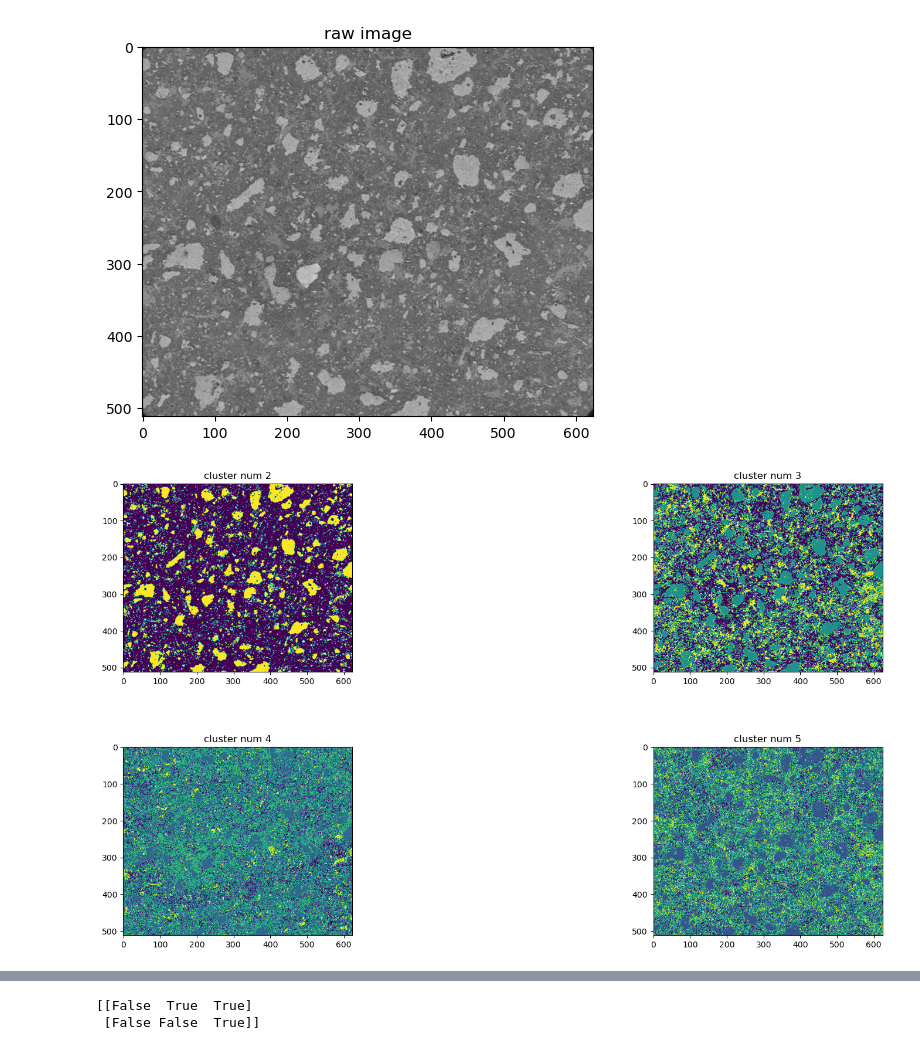
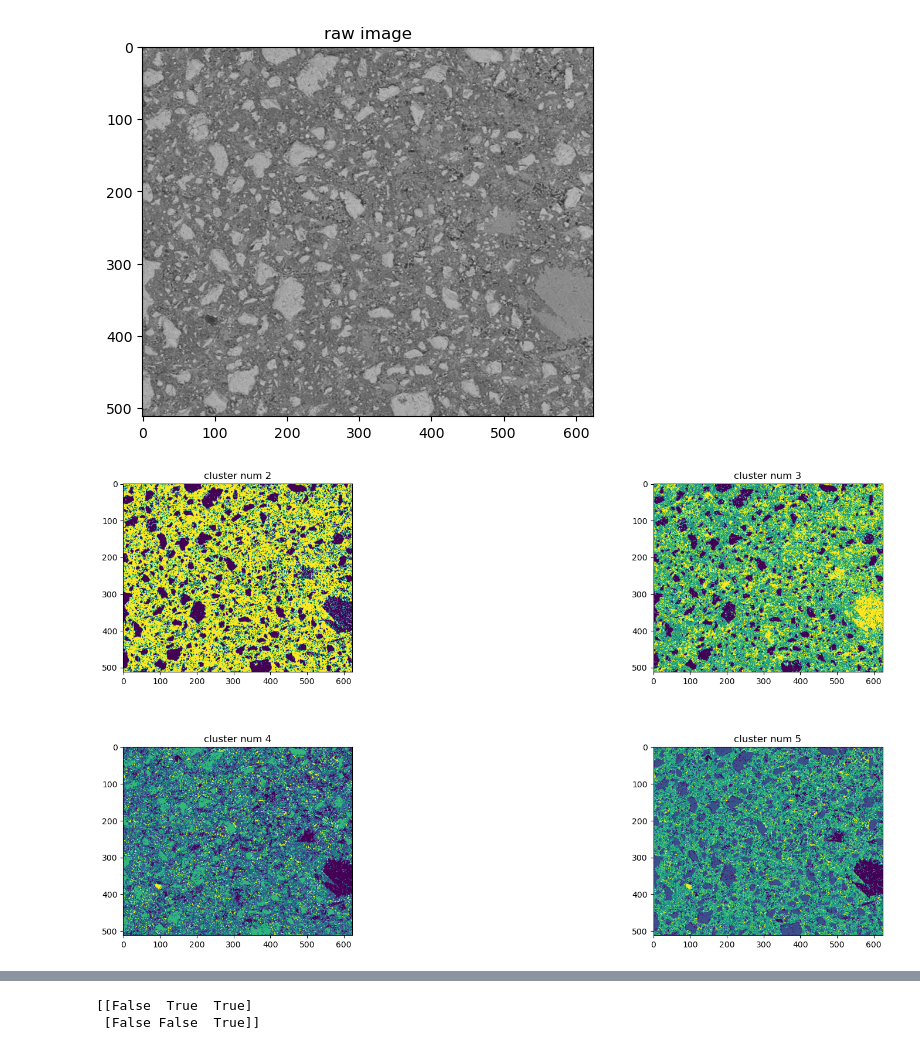
Before and after one commit to Barryzp/ml-workspace, a Jupyter notebook: registration/basic-operator/image_segmetion.ipynb, the cells around one changed output, grey strips where cells are left out. Cells and saved outputs as stored; diff of their text form; code cells hidden in the pictures.

```diff
--- a/registration/basic-operator/image_segmetion.ipynb
+++ b/registration/basic-operator/image_segmetion.ipynb
@@ -27,38 +27,38 @@ def kmeans_image_segmentation(image, n_clusters=2):
 
     return segmented_image
 
-sample_index = 2
+sample_index = 3
 bse_sample_index = 2
 zoom_times = 100
 middle = zoom_times // 100
 end_index = 1
 
 file_name = f"{sample_index}-{middle}-{end_index}"
 src_path = f"D:/workspace/ml-workspace/registration/datasets/sample{sample_index}/bse/s{bse_sample_index}/{zoom_times}"
 
 # 读取图像
 image = cv2.imread(f'{src_path}/{file_name}-enhanced-roi.bmp')
 
 plt.imshow(image)
 plt.title("raw image")
 # 绘制画布
 fig = plt.figure(figsize=(20,10))
 gs = gridspec.GridSpec(2, 2, height_ratios=[1, 1], width_ratios=[ 1, 1])
 for i in range(4):
     num = i + 2
     # 使用KMeans进行图像分割
     segmented_image = kmeans_image_segmentation(image, num)
 
     # 把这个二值图进行保存
     cv2.imwrite(f'{src_path}/{file_name}-enhanced-roi-kms{num}.bmp', segmented_image)
 
     ax = fig.add_subplot(gs[(i // 2) , i % 2])
     ax.imshow(segmented_image)
     ax.set_title("cluster num {}".format(num))
 plt.subplots_adjust(wspace=0.4, hspace=0.4)
 # %% [output]
-[figure, old version]
+[figure, new version]
-[figure, old version]
+[figure, new version]
 # %%
 # 对操作进行腐蚀，去掉那些小的颗粒，尽量减少这些细节的干扰
 # k-means结果显示，聚类成3类还算正常
```
Also changed, not shown: parts of 3 cells of this notebook, 6 other files.
